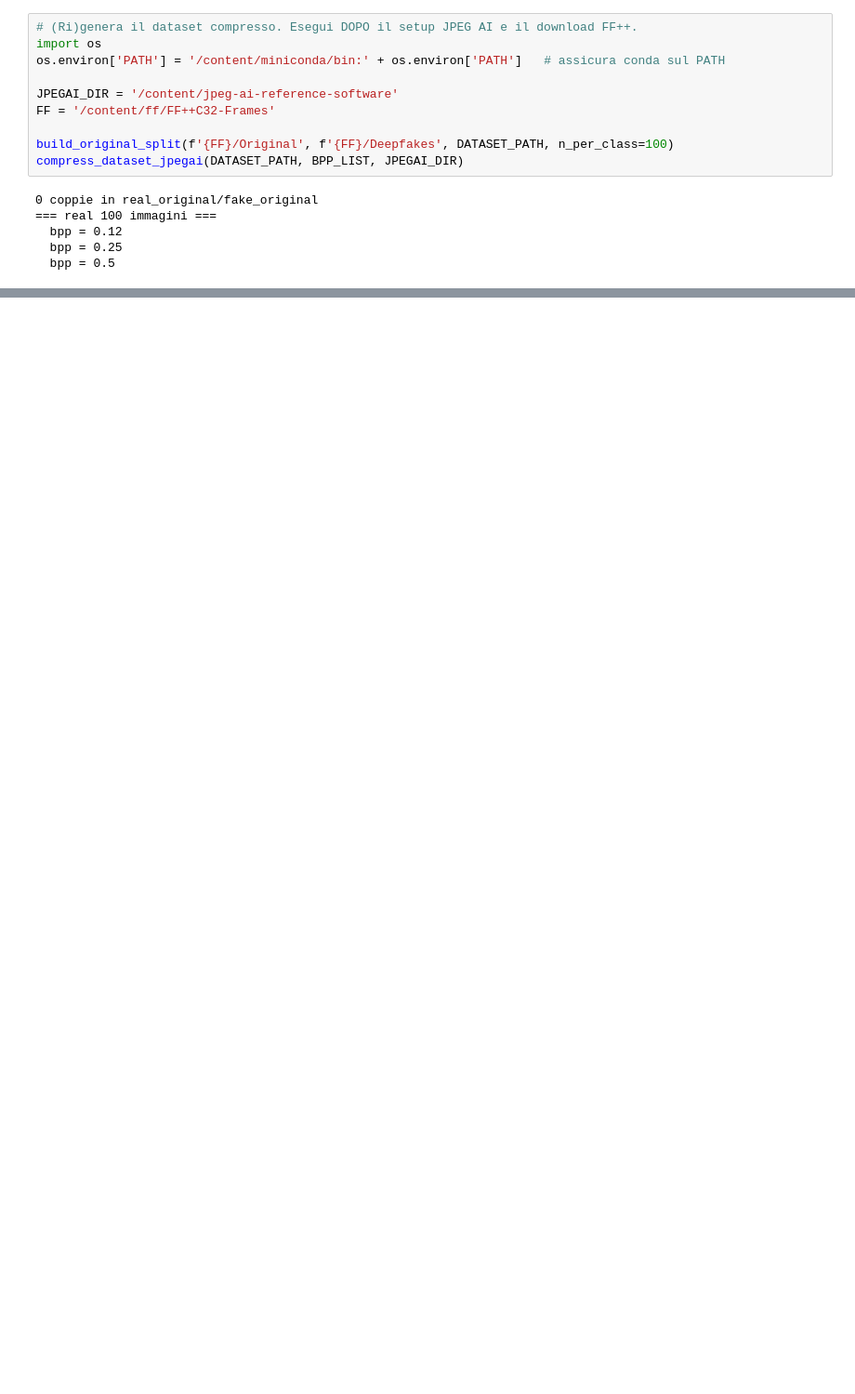
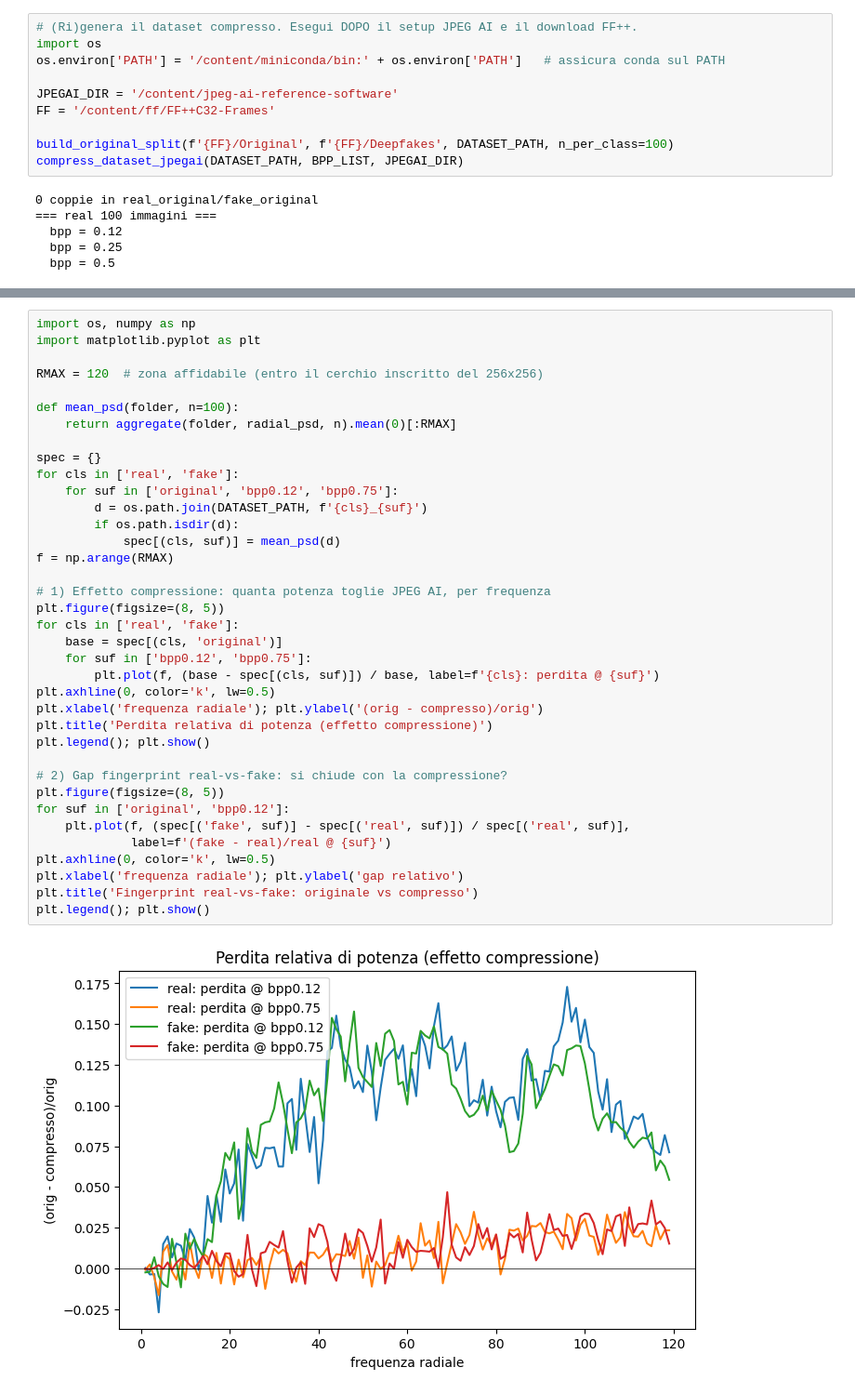
Before and after one commit to silviobear/COMPUTER_VISION_DEEPFAKE, a Jupyter notebook: computer_vision.ipynb, the cells around one changed output, grey strips where cells are left out. Shown at 93% size. Cells and saved outputs as stored; diff of their text form; blank space fills up the shorter version.

```diff
--- a/computer_vision.ipynb
+++ b/computer_vision.ipynb
@@ -407,0 +534,39 @@ plt.legend(); plt.show()
+# %%
+import os, numpy as np
+import matplotlib.pyplot as plt
+
+RMAX = 120  # zona affidabile (entro il cerchio inscritto del 256x256)
+
+def mean_psd(folder, n=100):
+    return aggregate(folder, radial_psd, n).mean(0)[:RMAX]
+
+spec = {}
+for cls in ['real', 'fake']:
+    for suf in ['original', 'bpp0.12', 'bpp0.75']:
+        d = os.path.join(DATASET_PATH, f'{cls}_{suf}')
+        if os.path.isdir(d):
+            spec[(cls, suf)] = mean_psd(d)
+f = np.arange(RMAX)
+
+# 1) Effetto compressione: quanta potenza toglie JPEG AI, per frequenza
+plt.figure(figsize=(8, 5))
+for cls in ['real', 'fake']:
+    base = spec[(cls, 'original')]
+    for suf in ['bpp0.12', 'bpp0.75']:
+        plt.plot(f, (base - spec[(cls, suf)]) / base, label=f'{cls}: perdita @ {suf}')
+plt.axhline(0, color='k', lw=0.5)
+plt.xlabel('frequenza radiale'); plt.ylabel('(orig - compresso)/orig')
+plt.title('Perdita relativa di potenza (effetto compressione)')
+plt.legend(); plt.show()
+
+# 2) Gap fingerprint real-vs-fake: si chiude con la compressione?
+plt.figure(figsize=(8, 5))
+for suf in ['original', 'bpp0.12']:
+    plt.plot(f, (spec[('fake', suf)] - spec[('real', suf)]) / spec[('real', suf)],
+             label=f'(fake - real)/real @ {suf}')
+plt.axhline(0, color='k', lw=0.5)
+plt.xlabel('frequenza radiale'); plt.ylabel('gap relativo')
+plt.title('Fingerprint real-vs-fake: originale vs compresso')
+plt.legend(); plt.show()
+# %% [output]
+[figure, added]
```
Also changed, not shown: parts of 14 cells of this notebook.
